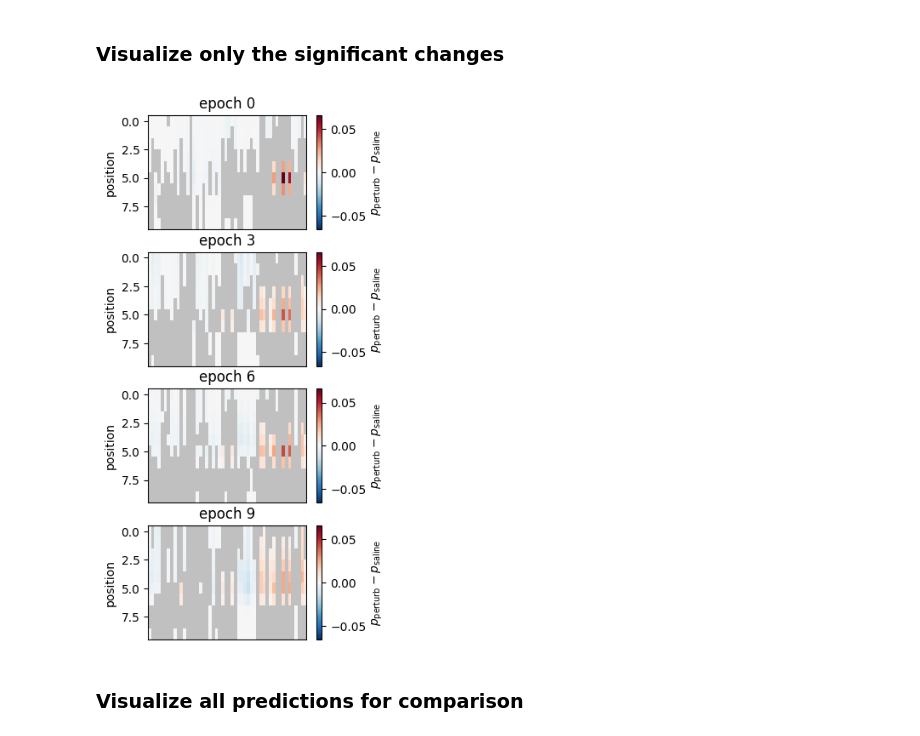
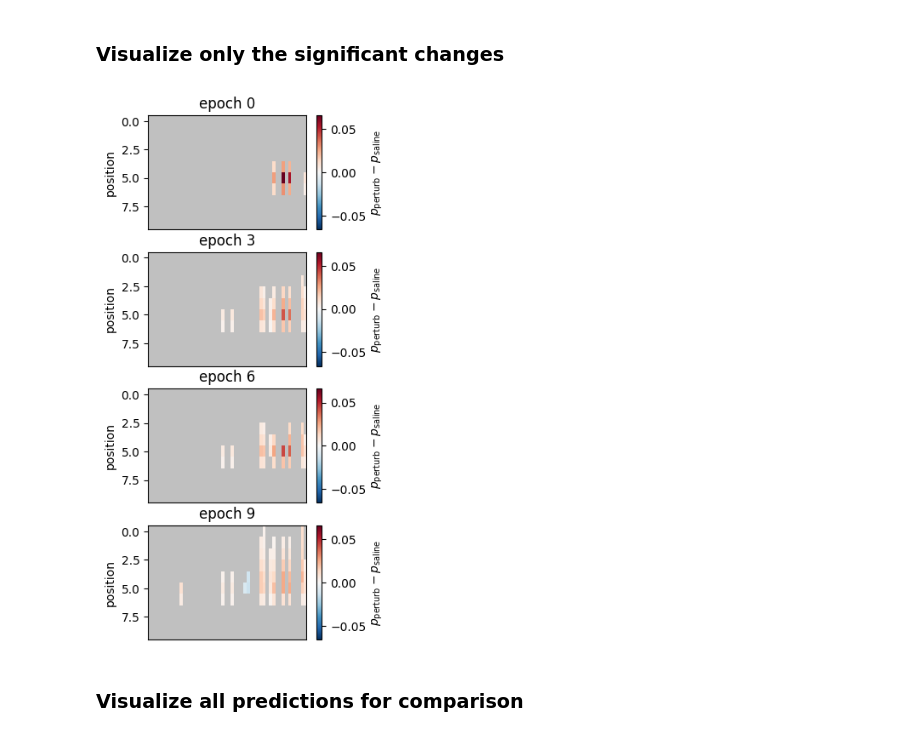
Before and after one commit to lindermanlab/fos, a Jupyter notebook: notebooks/2024-06-18 fos-behavior predictions.ipynb, the cells around one changed output. Saved outputs shown, nothing was run; the diff lists cells and outputs as text; code cells hidden in the pictures.

```diff
--- a/notebooks/2024-06-18 fos-behavior predictions.ipynb
+++ b/notebooks/2024-06-18 fos-behavior predictions.ipynb
@@ -211,18 +212,18 @@ test_fos_counts = np.row_stack([
 # score_fn = lambda x, x0: np.log(x / x0) # log relative change in probability
 score_fn = lambda x, x0: (x - x0)       # absolute change in probability
 # %%
-final_pred_beh = predict_behavior_given_fos(
+final_pred_behav = predict_behavior_given_fos(
     test_fos_counts,
     fos_counts,
     final_fos_params,
     final_behav_params
 )
-final_pred_beh_change = score_fn(final_pred_beh[1], final_pred_beh[0])
+final_pred_behav_change = score_fn(final_pred_behav[1], final_pred_behav[0])
 # %% [markdown]
 ### Compute distribution of predicted change in behavior across bootstrap replicates
 # %%
-bootstrap_pred_beh_changes = np.zeros((NUM_BOOTSTRAP, NUM_EPOCHS, NUM_POSITIONS, NUM_SYLLABLES))
-for i in progress_bar(range(500)):
+bootstrap_pred_behav_changes = np.zeros((NUM_BOOTSTRAP, NUM_EPOCHS, NUM_POSITIONS, NUM_SYLLABLES))
+for i in progress_bar(range(NUM_BOOTSTRAP)):
     fname = "params_{:04d}.pkl".format(i)
     with open(os.path.join(FOS_PARAM_DIR, fname), "rb") as f:
         fos_params = pickle.load(f)
@@ -232,10 +233,10 @@ for i in progress_bar(range(500)):
 
     assert np.all(behav_params['bootstrap_inds'] == fos_params['bootstrap_inds'])
 
-    pred_beh = predict_behavior_given_fos(
+    pred_behav = predict_behavior_given_fos(
         test_fos_counts,
         fos_counts,
         fos_params,
         behav_params
     )
-    bootstrap_pred_beh_changes[i] = score_fn(pred_beh[1], pred_beh[0])
+    bootstrap_pred_behav_changes[i] = score_fn(pred_behav[1], pred_behav[0])
@@ -253,7 +256,7 @@ plt.legend()
 # %% [markdown]
 ### Compute quantile of zero
 # %%
-cdf0 = np.sum(bootstrap_pred_beh_changes < 0, axis=0) / (NUM_BOOTSTRAP + 1)
+cdf0 = np.sum(bootstrap_pred_behav_changes < 0, axis=0) / (NUM_BOOTSTRAP + 1)
 
 plt.hist(cdf0.ravel(), 50, alpha=0.75, edgecolor='gray', label='bootstrap samples')
 plt.xlim(0, 1)
@@ -266,35 +269,31 @@ Text(0, 0.5, 'count')
 ### Visualize only the significant changes
 # %%
 # Determine significance
-thr = 0
-sig = (cdf0 < 0.025) | (cdf0 > 0.975) & (abs(final_pred_beh_change) > thr)
+thr = 0.01
+sig = (cdf0 < 0.025) | (cdf0 > 0.975) & (abs(final_pred_behav_change) > thr)
 
 # Make a copy of the changes and nan out the insignificant ones
-sig_pred_beh_change = final_pred_beh_change.copy()
-sig_pred_beh_change[~sig] = np.nan
-
-# Make a colormap to hide insignificant changes
-cmap = cm.RdBu_r
-cmap.set_bad('k', alpha=0.25)
+sig_pred_behav_change = final_pred_behav_change.copy()
+sig_pred_behav_change[~sig] = np.nan
 
 # Plot the changes for a few epochs
 epochs_to_plot = [0, 3, 6, 9]
 fig, axs = plt.subplots(len(epochs_to_plot), figsize=(3, 2 * len(epochs_to_plot)))
-vlim = np.nanmax(abs(sig_pred_beh_change))
+vlim = np.nanmax(abs(sig_pred_behav_change))
 for j, e in enumerate(epochs_to_plot):
-    im = axs[j].imshow(sig_pred_beh_change[e],
+    im = axs[j].imshow(sig_pred_behav_change[e],
                        cmap=cmap,
                        interpolation="none",
                        aspect="auto",
                        vmin=-vlim,
                        vmax=vlim)
     axs[j].set_ylabel("position")
     axs[j].set_xticks([])
     axs[j].set_title(f"epoch {e}")
     # plt.colorbar(im, label=r"$\log \frac{{p_{{\mathsf{{perturb}}}}}}{{p_{{\mathsf{{saline}}}}}}$.")
     plt.colorbar(im, label=r"$p_{{\mathsf{{perturb}}}} - p_{{\mathsf{{saline}}}}$")
 # %% [output]
-[figure, old version]
+[figure, new version]
 # %% [markdown]
 ### Visualize all predictions for comparison
 # %%
```
Also changed, not shown: parts of 37 cells of this notebook, 1 other file.
